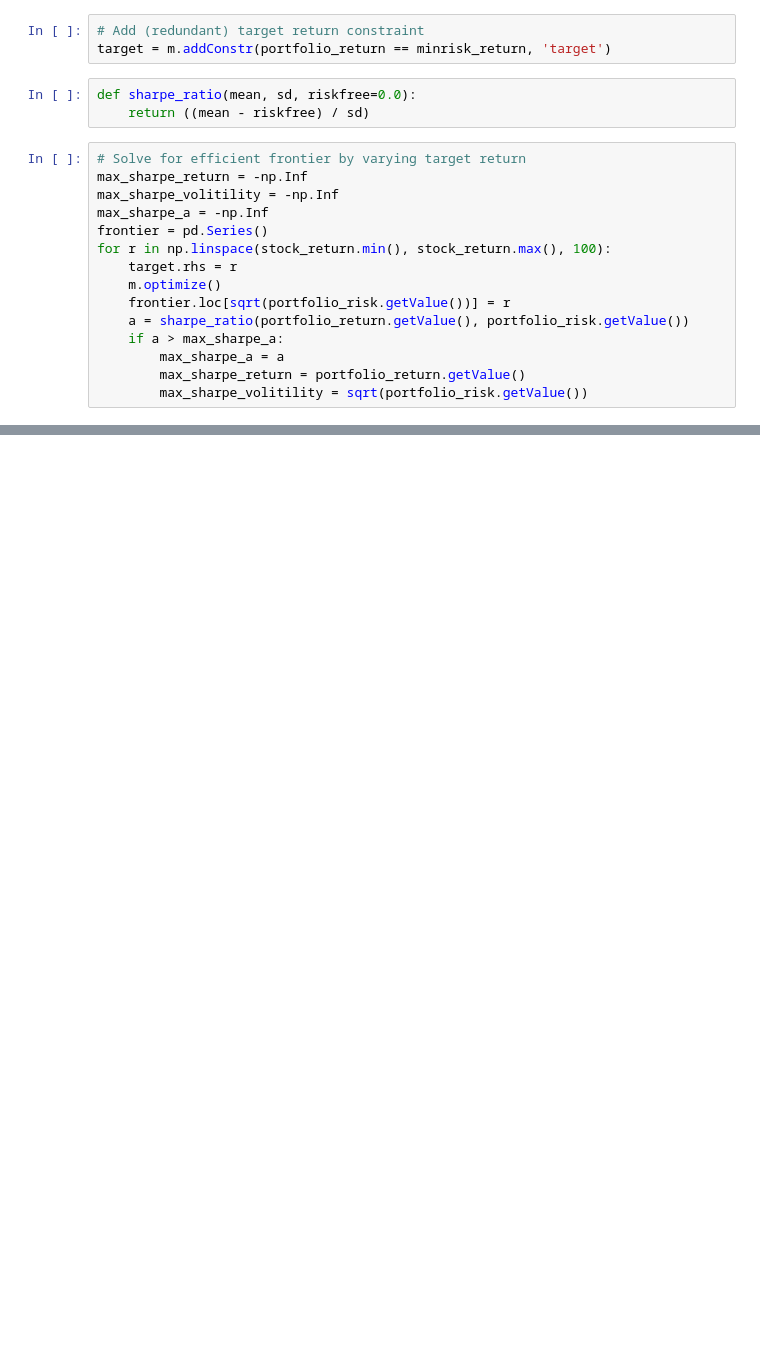
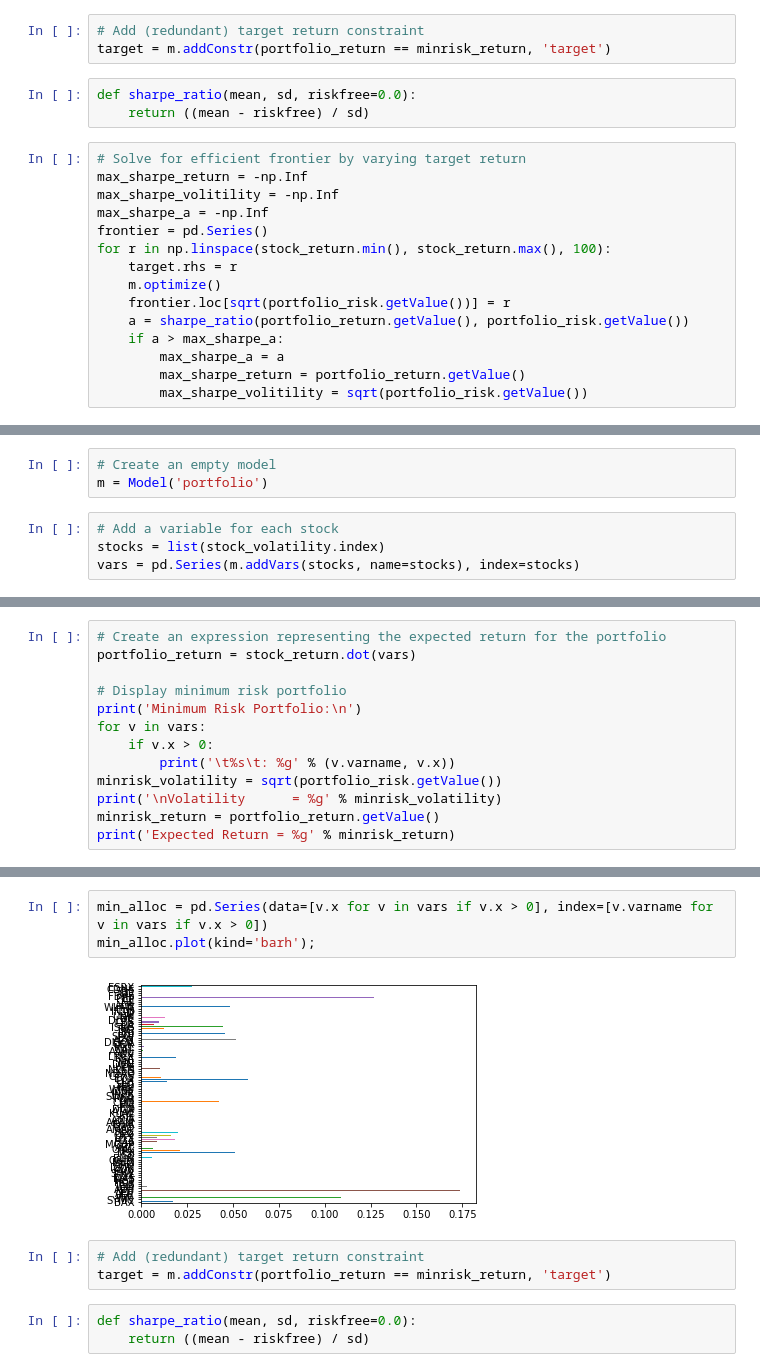
Before and after one commit to austinharrison/potfolio_optimization, a Jupyter notebook: pred460_project.ipynb, the cells around one changed output, grey strips where cells are left out. Cells and saved outputs as stored; diff of their text form; blank space fills up the shorter version.

```diff
--- a/pred460_project.ipynb
+++ b/pred460_project.ipynb
@@ -372,0 +414,7 @@ plt.show()
+# %%
+# Create an empty model
+m = Model('portfolio')
+# %%
+# Add a variable for each stock
+stocks = list(stock_volatility.index)
+vars = pd.Series(m.addVars(stocks, name=stocks), index=stocks)
@@ -372,0 +435,13 @@ plt.show()
+# %%
+# Create an expression representing the expected return for the portfolio
+portfolio_return = stock_return.dot(vars)
+
+# Display minimum risk portfolio
+print('Minimum Risk Portfolio:\n')
+for v in vars:
+    if v.x > 0:
+        print('\t%s\t: %g' % (v.varname, v.x))
+minrisk_volatility = sqrt(portfolio_risk.getValue())
+print('\nVolatility      = %g' % minrisk_volatility)
+minrisk_return = portfolio_return.getValue()
+print('Expected Return = %g' % minrisk_return)
@@ -372,0 +466,11 @@ plt.show()
+# %%
+min_alloc = pd.Series(data=[v.x for v in vars if v.x > 0], index=[v.varname for v in vars if v.x > 0])
+min_alloc.plot(kind='barh');
+# %% [output]
+[figure, added]
+# %%
+# Add (redundant) target return constraint
+target = m.addConstr(portfolio_return == minrisk_return, 'target')
+# %%
+def sharpe_ratio(mean, sd, riskfree=0.0):
+    return ((mean - riskfree) / sd)
```
Also changed, not shown: parts of 32 cells of this notebook, 3 other files.
